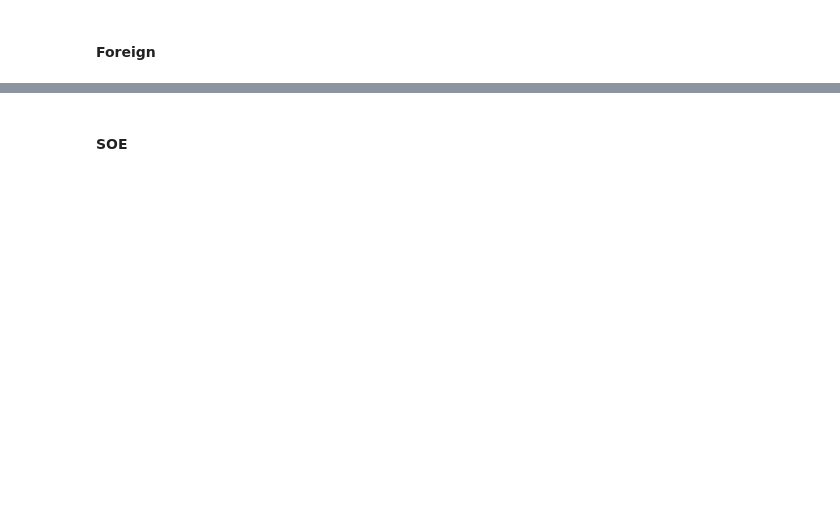
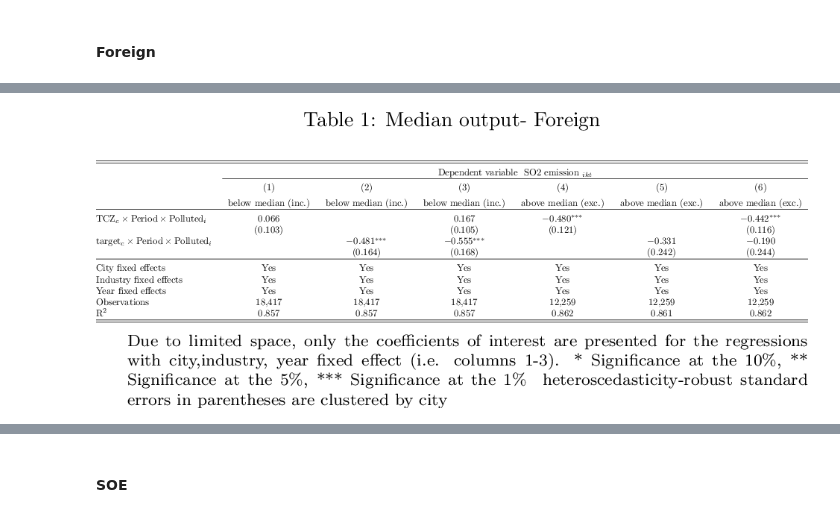
Before and after one commit to thomaspernet/SBC_pollution_China, a Jupyter notebook: Data_analysis/02_analysis_model_A/08_SBC_pollution_China_Revision_New_tables_i.ipynb, the cells around one changed output, grey strips where cells are left out. Cells and saved outputs as stored; diff of their text form; code cells hidden in the pictures; blank space fills up the shorter version.

```diff
--- a/Data_analysis/02_analysis_model_A/08_SBC_pollution_China_Revision_New_tables_i.ipynb
+++ b/Data_analysis/02_analysis_model_A/08_SBC_pollution_China_Revision_New_tables_i.ipynb
@@ -437,15 +502,15 @@ for i in ['output','capital', 'employment']:
 # %%
-df_share_soe = (df_share_soe
- .set_index(['industry','OWNERSHIP'])
- .drop(columns = ['share_output_io',
-                  'share_fa_net_io',
-                  'share_employement_io'])
- .xs('SOE', level='OWNERSHIP', axis=0)
- .reset_index()
- .merge(df_share_soe_)
+#df_share_soe = (df_share_soe
+# .set_index(['industry','OWNERSHIP'])
+# .drop(columns = ['share_output_io',
+#                  'share_fa_net_io',
+#                  'share_employement_io'])
+# .xs('SOE', level='OWNERSHIP', axis=0)
+# .reset_index()
+# .merge(df_share_soe_)
  #.loc[lambda x: x.index.get_level_values('OWNERSHIP').isin(['FOREIGN'])]
-)
-df_share_soe.head()
+#)
+#df_share_soe.head()
 # %% [markdown]
 ### Load TCZ_list_china from Google Spreadsheet
 
@@ -471,8 +547,13 @@ left_join(df_final)
 ### Add to table
 # %%
 %put df_herfhindal_final --to R
-df_herfhindal_final = df_final.merge(df_herfhindal,
+df_herfhindal_final = (df_final.merge(df_herfhindal,
                                      on=['industry'],
                                      how='left',
                                      indicator=True
                                      )
+                       .assign(
+                       decile_herfhindal_i = lambda x:
+                           pd.qcut(x['Herfindahl_i'],10, labels=False)
+                       )
+                      )
@@ -556,4 +736,14 @@ df_final_FOREIGN <- df_final_FOREIGN %>%
 ### Decile
 # %% [markdown]
 #### Size
+# %%
+change_target <- function(table){
+    check_target <- grep("PeriodAfter:polluted_threAbove:target_c$", rownames(table$coef))
+
+    if (length(check_target) !=0) {
+    rownames(table$coefficients)[check_target] <- 'target_c:PeriodAfter:polluted_threAbove'
+    rownames(table$beta)[check_target] <- 'target_c:PeriodAfter:polluted_threAbove'
+}
+    return (table)
+}
 # %%
@@ -730,21 +956,22 @@ table_1 <- go_latex(l3,
 # %%
 import os
-decile=['& decile .3', 'decile .4',
-        'decile .5','decile .6', ' decile .7',
-       'decile .8']
+decile=['& below median (inc.)', 'below median (inc.)', 'below median (inc.)',
+        'above median (exc.)', 'above median (exc.)', 'above median (exc.)']
 
 tb = """\\footnotesize{
 Due to limited space, only the coefficients of interest are presented
 for the regressions with city,industry, year fixed effect (i.e. columns 1-3).
 \sym{*} Significance at the 10\%, \sym{**} Significance at the 5\%, \sym{***} Significance at the 1\% \\
 heteroscedasticity-robust standard errors in parentheses are clustered by city
 }
 """
-lb.beautify(table_number = 5,
+lb.beautify(table_number = 1,
             remove_control= True,
             constraint = False,
             city_industry = False,
             new_row = decile,
             table_nte =tb,
            jupyter_preview = True,
            resolution = 200)
+# %% [output]
+[figure, added]
```
Also changed, not shown: parts of 58 cells of this notebook, 1 other file.
